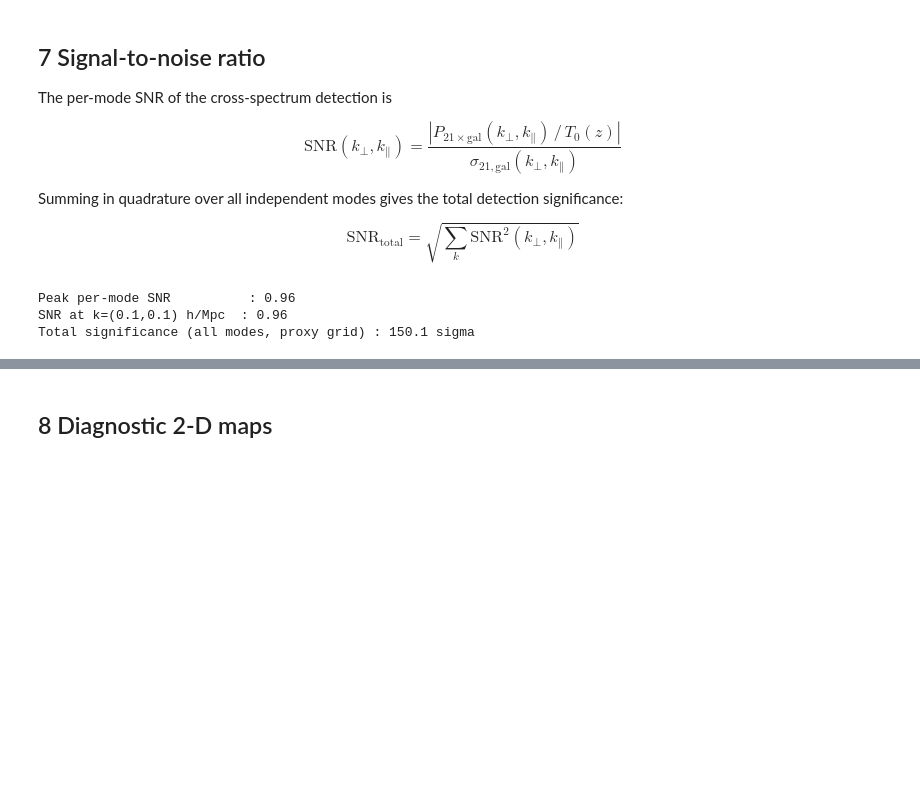
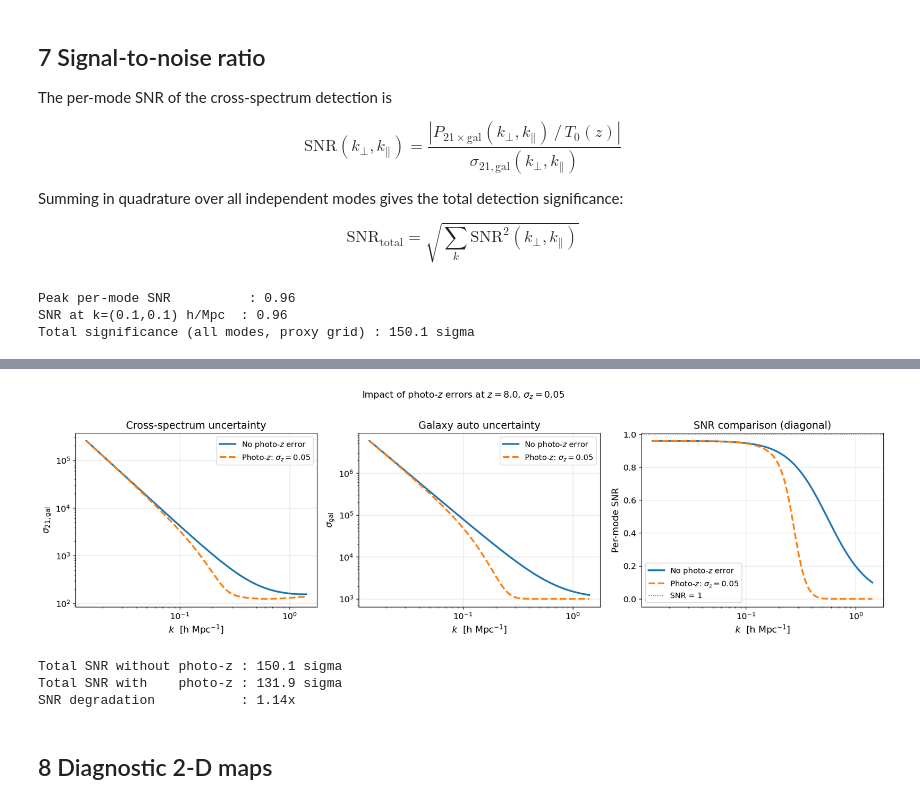
Before and after one commit to sohinixcvii/21cm_cross_correlation, a Jupyter notebook: 21cm_galaxy_cross_uncertainty.ipynb, the cells around one changed output, grey strips where cells are left out. Saved outputs shown, nothing was run; the diff lists cells and outputs as text; code cells hidden in the pictures; blank space fills up the shorter version.

```diff
--- a/21cm_galaxy_cross_uncertainty.ipynb
+++ b/21cm_galaxy_cross_uncertainty.ipynb
@@ -520,3 +789,74 @@ Total significance (all modes, proxy grid) : 150.1 sigma
+# %%
+# ── Section 7b: Recompute uncertainty budget with photo-z smearing ────────────
+
+# Galaxy auto uncertainty: uses P_gal_obs (smeared)
+sig2_gal_phz  = sigma2_gal(P_gal_obs, P_gal_noise)
+sig_gal_phz   = np.sqrt(sig2_gal_phz)
+
+# 21cm auto uncertainty: unchanged (21cm not affected by photo-z)
+sig2_21_phz   = sigma2_21(P21, P21_noise, T0_val)
+sig_21_phz    = np.sqrt(sig2_21_phz)
+
+# Cross uncertainty: uses P21_gal_obs (smeared by one factor of W)
+sig2_cross_phz = sigma2_21_gal(P21_gal_obs, sig_21_phz, sig_gal_phz, T0_val)
+sig_cross_phz  = np.sqrt(sig2_cross_phz)
+
+# SNR with photo-z
+SNR_phz = np.abs(P21_gal_obs / T0_val) / sig_cross_phz
+
+# ── Comparison plot: with vs without photo-z errors ──────────────────────────
+diag_idx = np.arange(N)
+k_diag   = k_tot[diag_idx, diag_idx]
+
+fig, axes = plt.subplots(1, 3, figsize=(17, 5))
+
+# Panel 1: cross uncertainty
+axes[0].loglog(k_diag, sig_cross_arr[diag_idx, diag_idx],
+               lw=2.5, label="No photo-$z$ error")
+axes[0].loglog(k_diag, sig_cross_phz[diag_idx, diag_idx],
+               lw=2.5, ls='--', label=rf"Photo-$z$: $\sigma_z={sigma_z_phot}$")
+axes[0].set_xlabel(r"$k$  [h Mpc$^{-1}$]")
+axes[0].set_ylabel(r"$\sigma_{21,{\rm gal}}$")
+axes[0].set_title("Cross-spectrum uncertainty")
+axes[0].legend()
+
+# Panel 2: galaxy uncertainty
+axes[1].loglog(k_diag, sig_gal_arr[diag_idx, diag_idx],
+               lw=2.5, label="No photo-$z$ error")
+axes[1].loglog(k_diag, sig_gal_phz[diag_idx, diag_idx],
+               lw=2.5, ls='--', label=rf"Photo-$z$: $\sigma_z={sigma_z_phot}$")
+axes[1].set_xlabel(r"$k$  [h Mpc$^{-1}$]")
+axes[1].set_ylabel(r"$\sigma_{\rm gal}$")
+axes[1].set_title("Galaxy auto uncertainty")
+axes[1].legend()
+
+# Panel 3: SNR comparison
+axes[2].semilogx(k_diag, SNR[diag_idx, diag_idx],
+                 lw=2.5, label="No photo-$z$ error")
+axes[2].semilogx(k_diag, SNR_phz[diag_idx, diag_idx],
+                 lw=2.5, ls='--', label=rf"Photo-$z$: $\sigma_z={sigma_z_phot}$")
+axes[2].axhline(1, color='grey', ls=':', lw=1.2, label='SNR = 1')
+axes[2].set_xlabel(r"$k$  [h Mpc$^{-1}$]")
+axes[2].set_ylabel("Per-mode SNR")
+axes[2].set_title("SNR comparison (diagonal)")
+axes[2].legend()
+
+plt.suptitle(
+    rf"Impact of photo-$z$ errors at $z={z_obs}$, $\sigma_z={sigma_z_phot}$",
+    fontsize=13, y=1.01
+)
+plt.tight_layout()
+plt.show()
+
+total_SNR_phz = np.sqrt(np.sum(SNR_phz**2))
+print(f"Total SNR without photo-z : {np.sqrt(np.sum(SNR**2)):.1f} sigma")
+print(f"Total SNR with    photo-z : {total_SNR_phz:.1f} sigma")
+print(f"SNR degradation           : {np.sqrt(np.sum(SNR**2))/total_SNR_phz:.2f}x")
+# %% [output]
+[figure, added]
+Total SNR without photo-z : 150.1 sigma
+Total SNR with    photo-z : 131.9 sigma
+SNR degradation           : 1.14x
 # %% [markdown]
 ## 8  Diagnostic 2-D maps
 # %%
```
Also changed, not shown: parts of 9 cells of this notebook.
